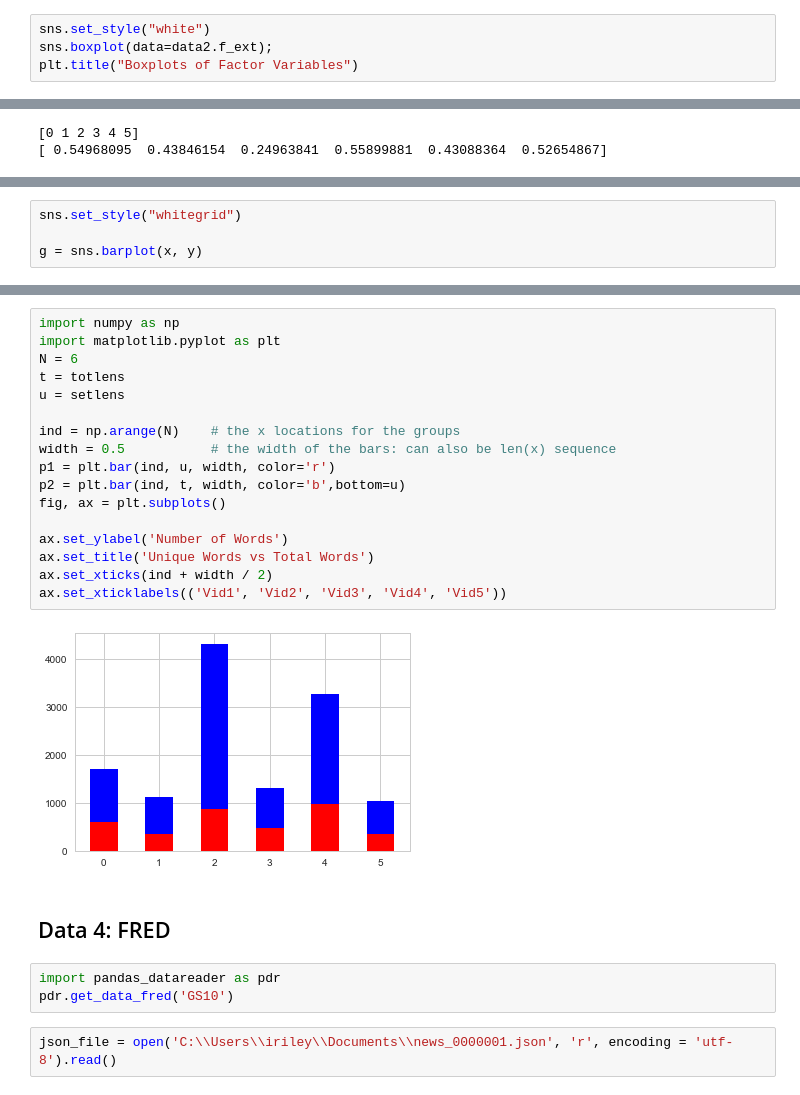
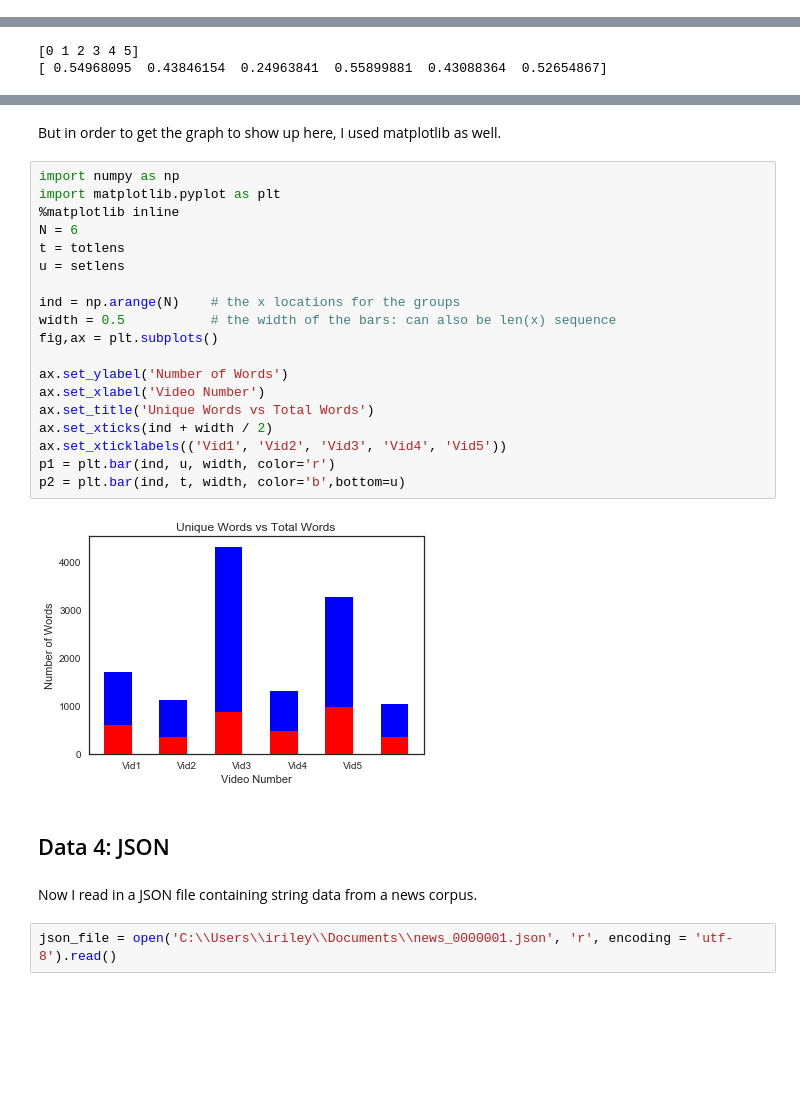
Before and after one commit to yelircaasi/byu_econ_applied_machine_learning, a Jupyter notebook: homeworks/Homework_1.ipynb, the cells around one changed output, grey strips where cells are left out. Cells and saved outputs as stored; diff of their text form; blank space fills up the shorter version.

```diff
--- a/homeworks/Homework_1.ipynb
+++ b/homeworks/Homework_1.ipynb
@@ -187,4 +233,0 @@ plt.title("Boxplots of Factor Variables")
-# %%
-sns.set_style("white")
-sns.boxplot(data=data2.f_ext);
-plt.title("Boxplots of Factor Variables")
@@ -384,4 +434,0 @@ import seaborn as sns; sns.set()
-# %%
-sns.set_style("whitegrid")
-
-g = sns.barplot(x, y)
@@ -429,30 +476,33 @@ plotly_fig["layout"]["showlegend"] = False
 plot_url = py.plot(plotly_fig, filename='stacked-bar-chart')
 # %% [output]
 High five! You successfully sent some data to your account on plotly. View your plot in your browser at https://plot.ly/~yelircaasi/0 or inside your plot.ly account where it is named 'stacked-bar-char ...
+# %% [markdown]
+But in order to get the graph to show up here, I used matplotlib as well.
 # %%
 import numpy as np
 import matplotlib.pyplot as plt
+%matplotlib inline
 N = 6
 t = totlens
 u = setlens
 
 ind = np.arange(N)    # the x locations for the groups
 width = 0.5           # the width of the bars: can also be len(x) sequence
-p1 = plt.bar(ind, u, width, color='r')
-p2 = plt.bar(ind, t, width, color='b',bottom=u)
-fig, ax = plt.subplots()
+fig,ax = plt.subplots()
 
 ax.set_ylabel('Number of Words')
+ax.set_xlabel('Video Number')
 ax.set_title('Unique Words vs Total Words')
 ax.set_xticks(ind + width / 2)
 ax.set_xticklabels(('Vid1', 'Vid2', 'Vid3', 'Vid4', 'Vid5'))
+p1 = plt.bar(ind, u, width, color='r')
+p2 = plt.bar(ind, t, width, color='b',bottom=u)
 # %% [output]
-[figure, old version]
+[figure, new version]
 # %% [markdown]
-## Data 4: FRED
+## Data 4: JSON
-# %%
-import pandas_datareader as pdr
-pdr.get_data_fred('GS10')
+# %% [markdown]
+Now I read in a JSON file containing string data from a news corpus.
 # %%
 json_file = open('C:\\Users\\iriley\\Documents\\news_0000001.json', 'r', encoding = 'utf-8').read()
 # %%
```
Also changed, not shown: parts of 66 cells of this notebook.
